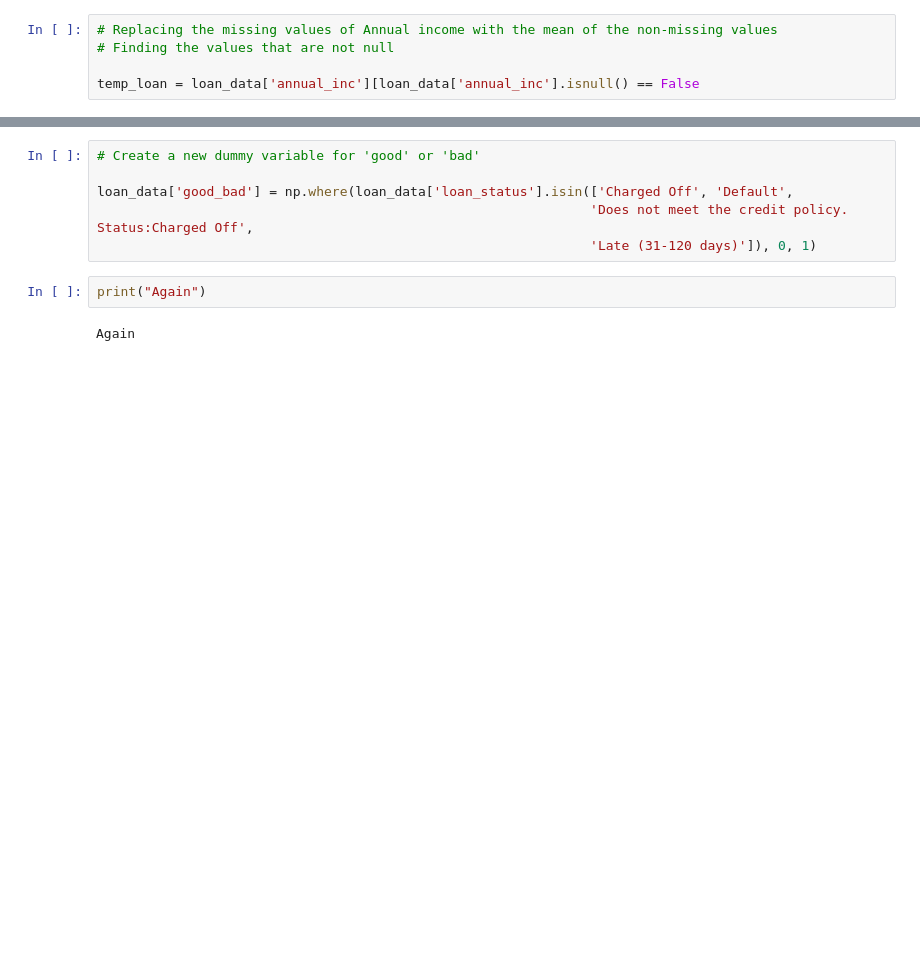
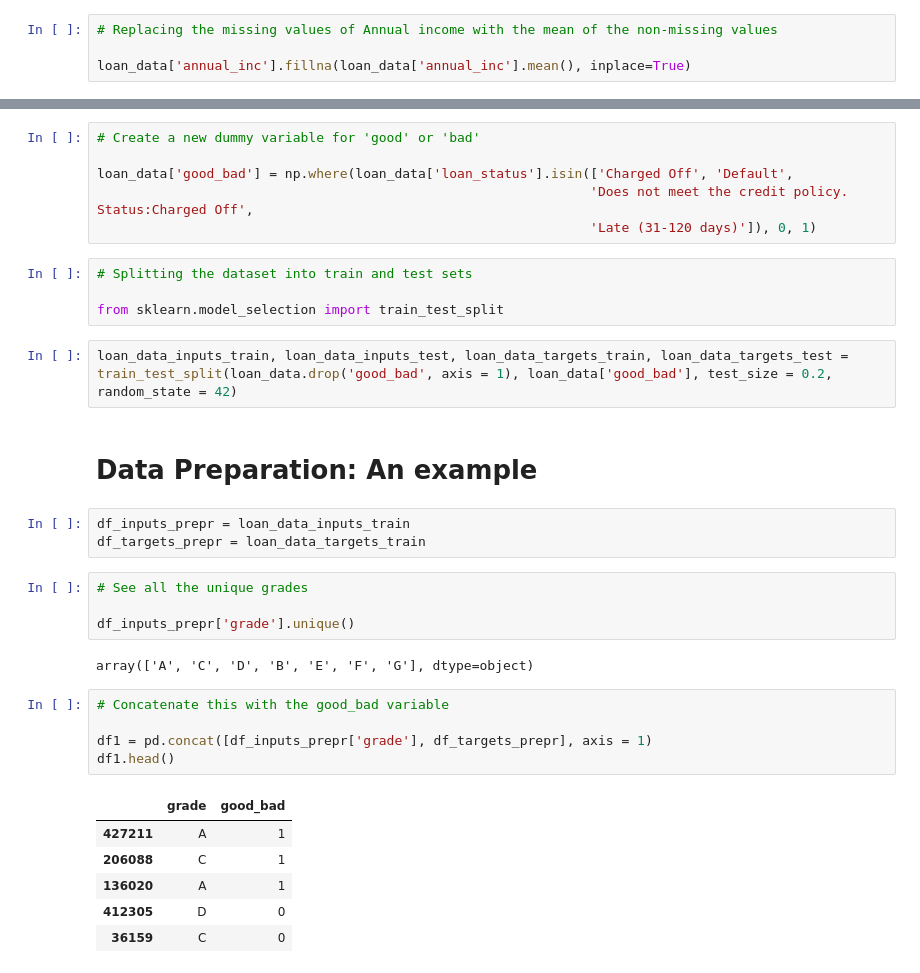
Before and after one commit to shruti-sriniv/Cred-Risk, a Jupyter notebook: Data Processing.ipynb, the cells around one changed output, grey strips where cells are left out. Saved outputs shown, nothing was run; the diff lists cells and outputs as text; blank space fills up the shorter version.

```diff
--- a/Data Processing.ipynb
+++ b/Data Processing.ipynb
@@ -401,6 +401,5 @@ loan_data['total_rev_hi_lim'].isnull().sum()
 0
 # %%
 # Replacing the missing values of Annual income with the mean of the non-missing values
-# Finding the values that are not null
 
-temp_loan = loan_data['annual_inc'][loan_data['annual_inc'].isnull() == False
+loan_data['annual_inc'].fillna(loan_data['annual_inc'].mean(), inplace=True)
@@ -480,6 +471,31 @@ loan_data['good_bad'] = np.where(loan_data['loan_status'].isin(['Charged Off', '
                                                                'Does not meet the credit policy. Status:Charged Off',
                                                                'Late (31-120 days)']), 0, 1)
 # %%
-print("Again")
+# Splitting the dataset into train and test sets
+
+from sklearn.model_selection import train_test_split
-# %% [output]
-Again
+# %%
+loan_data_inputs_train, loan_data_inputs_test, loan_data_targets_train, loan_data_targets_test = train_test_split(loan_data.drop('good_bad', axis = 1), loan_data['good_bad'], test_size = 0.2, random_state = 42)
+# %% [markdown]
+# Data Preparation: An example
+# %%
+df_inputs_prepr = loan_data_inputs_train
+df_targets_prepr = loan_data_targets_train
+# %%
+# See all the unique grades
+
+df_inputs_prepr['grade'].unique()
+# %% [output]
+array(['A', 'C', 'D', 'B', 'E', 'F', 'G'], dtype=object)
+# %%
+# Concatenate this with the good_bad variable
+
+df1 = pd.concat([df_inputs_prepr['grade'], df_targets_prepr], axis = 1)
+df1.head()
+# %% [output]
+|  | grade | good_bad |
+| 427211 | A | 1 |
+| 206088 | C | 1 |
+| 136020 | A | 1 |
+| 412305 | D | 0 |
+| 36159 | C | 0 |
```
Also changed, not shown: parts of 6 cells of this notebook.
